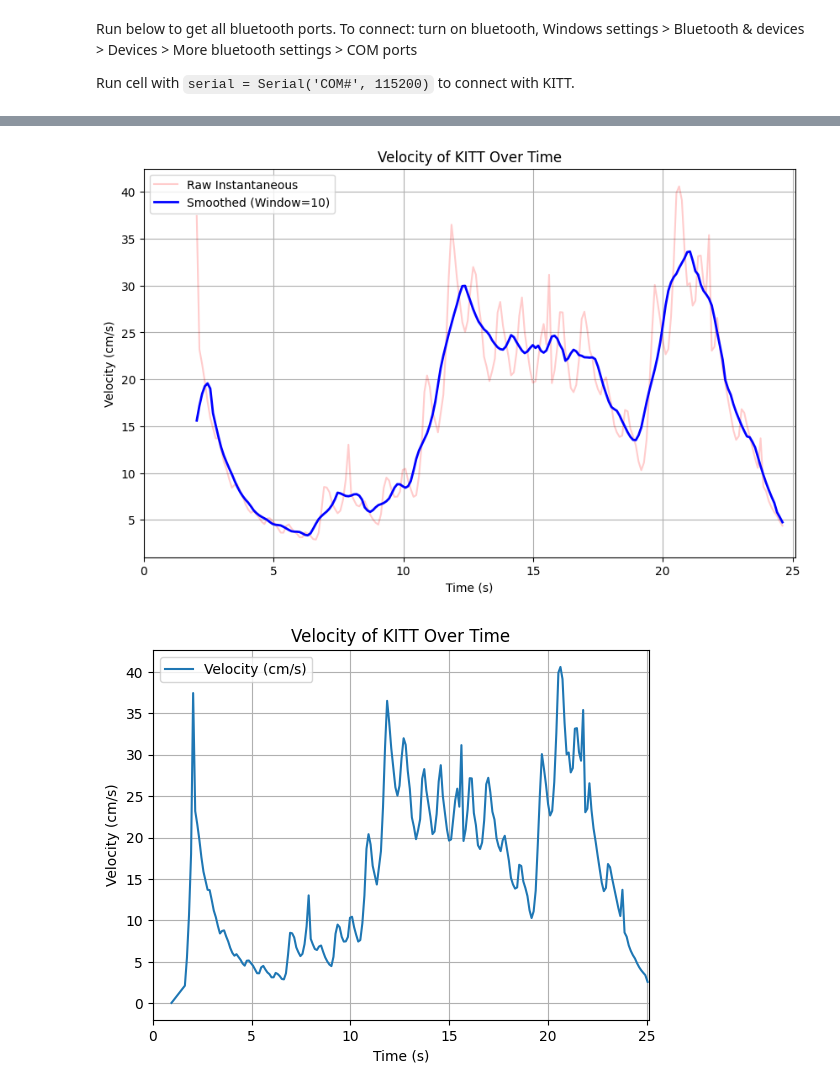
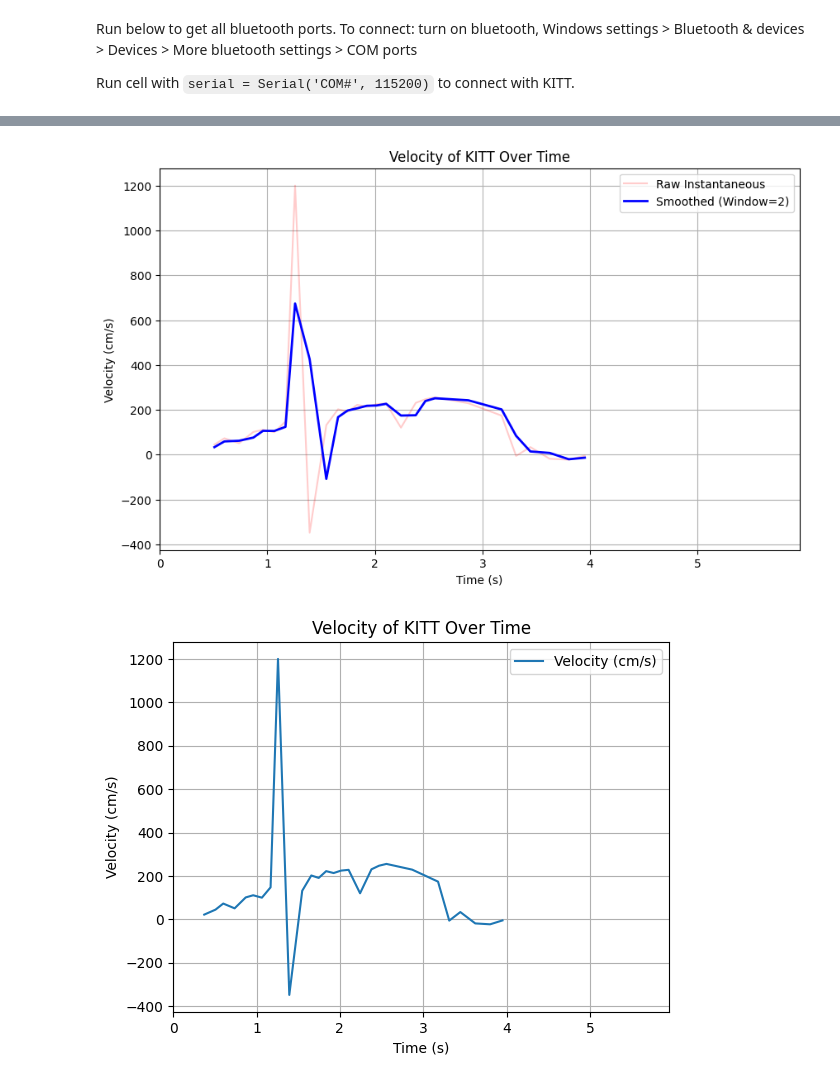
Before and after one commit to bgovce/epo_3, a Jupyter notebook: 4_Module_2_Playground.ipynb, the cells around one changed output, grey strips where cells are left out. Drawn from its saved outputs; the diff is of its cells as text; code cells hidden in the pictures.

```diff
--- a/4_Module_2_Playground.ipynb
+++ b/4_Module_2_Playground.ipynb
@@ -327,8 +326,8 @@ Recorded Data:
 # %%
 def print_distance_sensors(motor_speed_value):
+    timestomp = time.strftime("%H%M%S")
 
-
-    csv_filename = f'Files/Recordings/kitt_distance_data_{motor_speed_value}.csv'
+    csv_filename = f'Files/Recordings/kitt_distance_data_{motor_speed_value}_t0.05.csv'
     data = pd.read_csv(csv_filename)
 
     # TODO: Remove duplicate time stamps and merge L and R data
@@ -387,7 +386,7 @@ def print_distance_sensors(motor_speed_value):
     # 2. THE FIX: Apply a Rolling Average Filter
     # This looks at the last 'N' measurements and averages them.
     # A window of 5-10 is usually a good balance between smoothness and responsiveness.
-    window_size = 10
+    window_size = 2
     filtered_df['Velocity_Smoothed'] = filtered_df['Velocity_Raw'].rolling(window=window_size, center=True).mean()
 
     # Clean up NaNs created by diff and rolling
@@ -421,6 +420,7 @@ def print_distance_sensors(motor_speed_value):
     plt.title('Distance to Wall Over Time')
     plt.grid(True)
     plt.legend()
+    plt.savefig(f"files/Plots/distance_separate_{motor_speed_value}_t0.05.png")
     plt.show()
 
 
@@ -436,6 +436,10 @@ def print_distance_sensors(motor_speed_value):
     plt.xlim(0,time_stamp)
 
     plt.legend()
+    # maxi = merged_df["Distance"].index(max(merged_df["Distance"]))
+    # print(maxi)
+    print(merged_df["Distance"])
+    plt.savefig(f"files/Plots/distance_merged_{motor_speed_value}_t0.05.png")
     plt.show()
 
 
@@ -458,6 +462,7 @@ def print_distance_sensors(motor_speed_value):
     plt.grid(True)
     plt.xlim(0, time_stamp)
     plt.legend()
+    plt.savefig(f"files/Plots/velocity_raw+smoothed_{motor_speed_value}_t0.05.png")
     plt.show()
 
 
@@ -478,6 +483,7 @@ def print_distance_sensors(motor_speed_value):
     plt.xlim(0,time_stamp)
 
     plt.legend()
+    plt.savefig(f"files/Plots/velocity_raw_{motor_speed_value}_t0.05.png")
     plt.show()
 
 
@@ -500,5 +528,5 @@ Name: Distance, Length: 227, dtype: float64
-[figure, old version]
+[figure, new version]
-[figure, old version]
+[figure, new version]
 # %%
 for i, device in enumerate(sd.query_devices()):
    print(i, device['name'])
```
Also changed, not shown: parts of 4 cells of this notebook.
